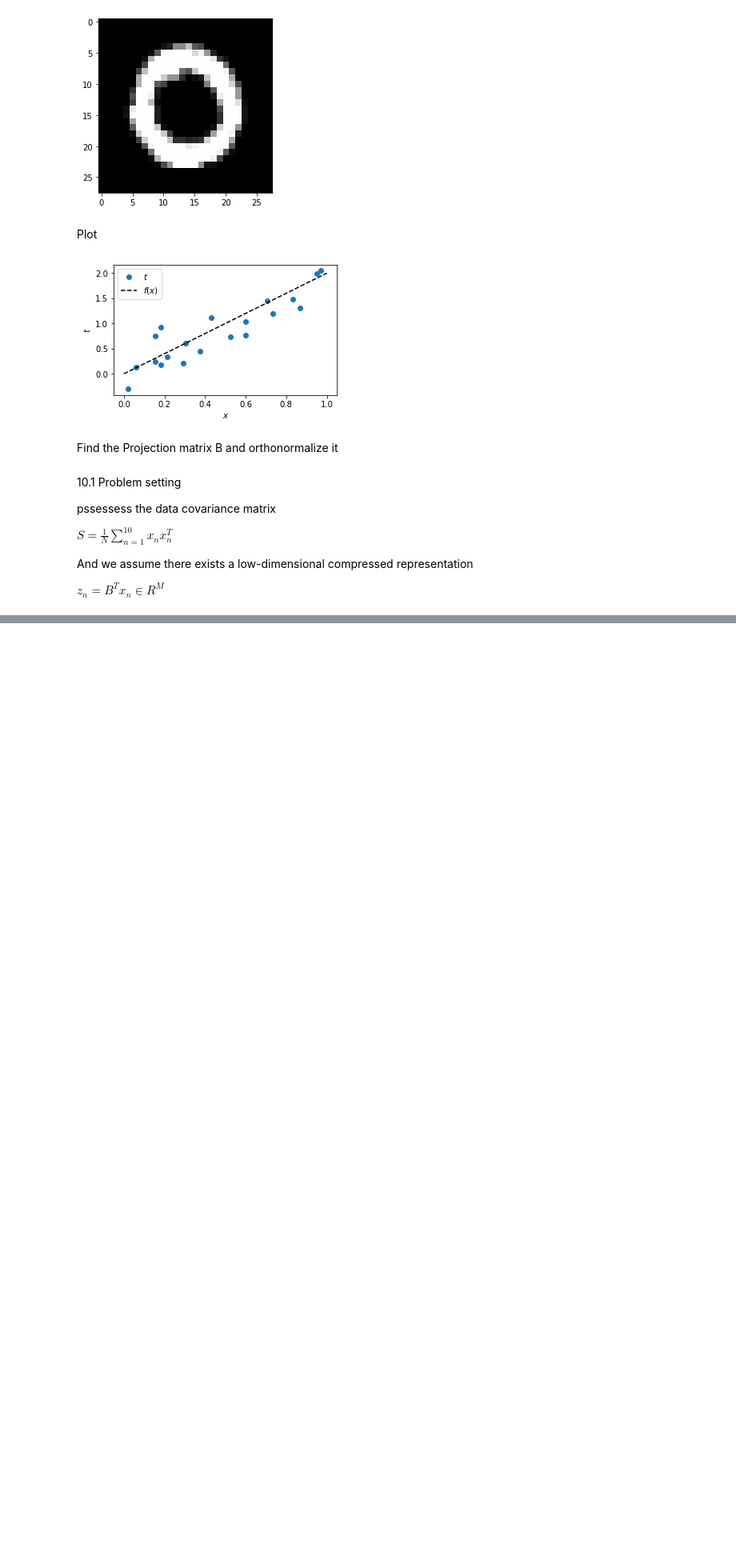
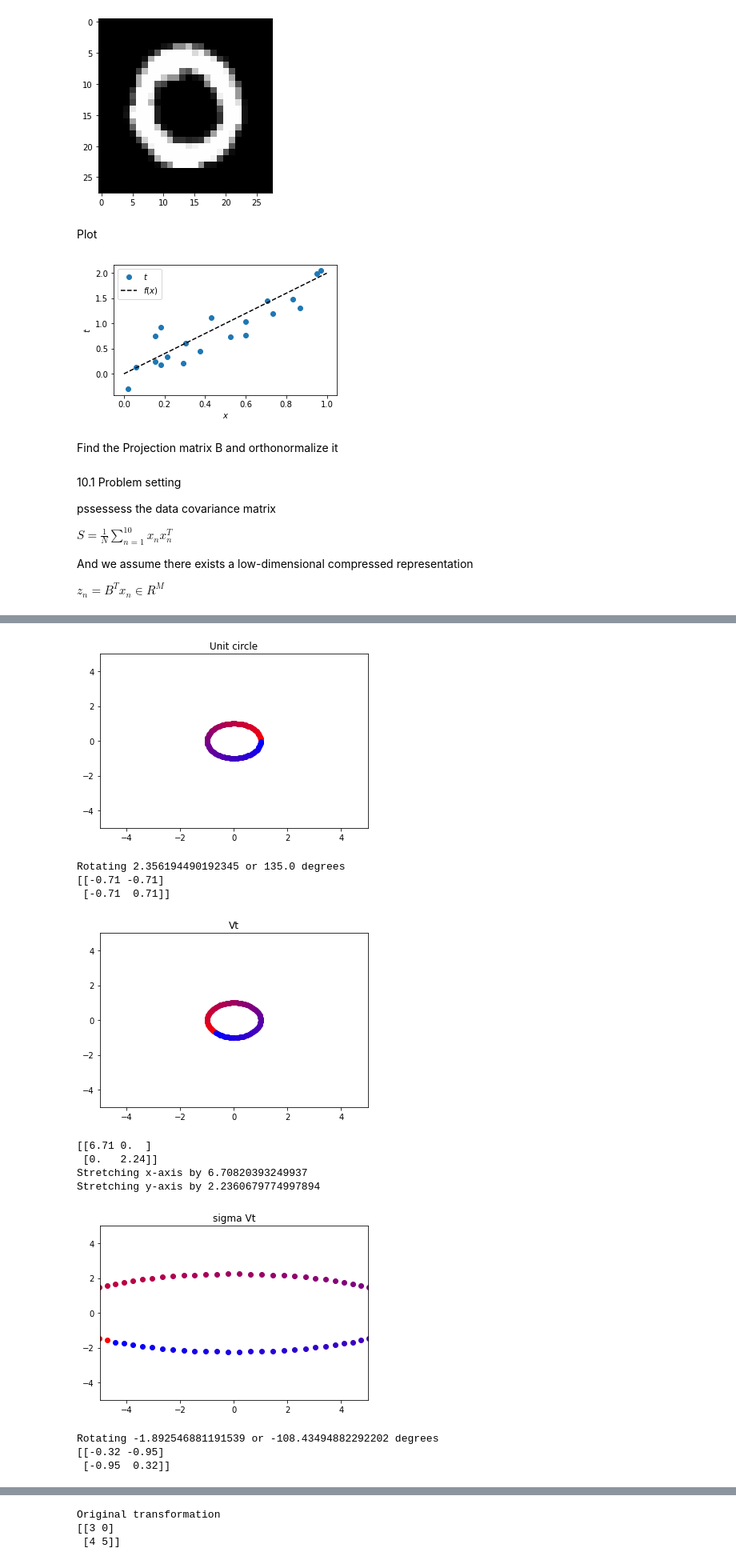
Before and after one commit to quangcrazymen/CS115, a Jupyter notebook: final-project/PCA_1.ipynb, the cells around one changed output, grey strips where cells are left out. Shown at 80% size. Saved outputs shown, nothing was run; the diff lists cells and outputs as text; code cells hidden in the pictures; blank space fills up the shorter version.

```diff
--- a/final-project/PCA_1.ipynb
+++ b/final-project/PCA_1.ipynb
@@ -50,3 +50,11 @@ S = \frac{1}{N} \sum_{n=1}^{10} x_n x_n^T
 And we assume there exists a low-dimensional compressed representation
 
 $z_n = B^T x_n \in R^M$
+# %%
+import numpy as np
+
+A = np.array([[4,11,14],
+        [8,7,-2]])
+B = np.eye(3)
+
+np.matmul(B,A.T)
@@ -52,0 +82,66 @@ $z_n = B^T x_n \in R^M$
+# %%
+def plot(A, n=100):
+    x = np.array([[np.cos(2*np.pi*i/n), np.sin(2*np.pi*i/n)] for i in range(n)])
+    y = np.dot(A, x.T).T
+    for i in range(n):
+        plt.scatter(y[i,0], y[i,1], color=[(n-i)/n, 0, i/n])
+
+def plot_circles(A, xlim=4, ylim=4, n=100):
+    U,S,V = svd(A)
+    sigma = np.diag(S)
+
+    I = np.identity(len(A))
+    plt.xlim(-xlim, xlim)
+    plt.ylim(-ylim, ylim)
+    plot(I,n)
+    plt.title("Unit circle")
+    plt.show()
+    plt.xlim(-xlim, xlim)
+    plt.ylim(-ylim, ylim)
+    plot(V,n)
+    print("Rotating", np.arccos(V[0][0]), 'or', np.arccos(V[0][0])*180/np.pi, "degrees")
+    print(np.round(V,2))
+    plt.title("Vt")
+    plt.show()
+    plt.xlim(-xlim, xlim)
+    plt.ylim(-ylim, ylim)
+    plot(np.dot(sigma,V),n)
+    plt.title("sigma Vt")
+    print(np.round(sigma,2))
+    print("Stretching x-axis by", sigma[0][0])
+    print("Stretching y-axis by", sigma[1][1])
+    plt.show()
+    plt.xlim(-xlim, xlim)
+    plt.ylim(-ylim, ylim)
+    plot(np.dot(np.dot(U,sigma),V),n)
+    print("Rotating", -np.arccos(U[0][0]), 'or', -np.arccos(U[0][0])*180/np.pi, "degrees")
+    plt.title("U sigma Vt")
+    print(np.round(U,2))
+    plt.show()
+    plt.xlim(-xlim, xlim)
+    plt.ylim(-ylim, ylim)
+    plot(A,n)
+    print("Original transformation")
+    plt.title("A")
+    print(np.round(A,2))
+
+    return U, S, V
+
+A = np.array([[3,0],
+              [4,5]])
+
+U,S,V = plot_circles(A, xlim=5, ylim=5, n=100)
+# %% [output]
+[figure, added]
+Rotating 2.356194490192345 or 135.0 degrees
+[[-0.71 -0.71]
+ [-0.71  0.71]]
+[figure, added]
+[[6.71 0.  ]
+ [0.   2.24]]
+Stretching x-axis by 6.70820393249937
+Stretching y-axis by 2.2360679774997894
+[figure, added]
+Rotating -1.892546881191539 or -108.43494882292202 degrees
+[[-0.32 -0.95]
+ [-0.95  0.32]]
@@ -52,0 +149,3 @@ $z_n = B^T x_n \in R^M$
+Original transformation
+[[3 0]
+ [4 5]]
```
Also changed, not shown: parts of 6 cells of this notebook, 54 other files.
